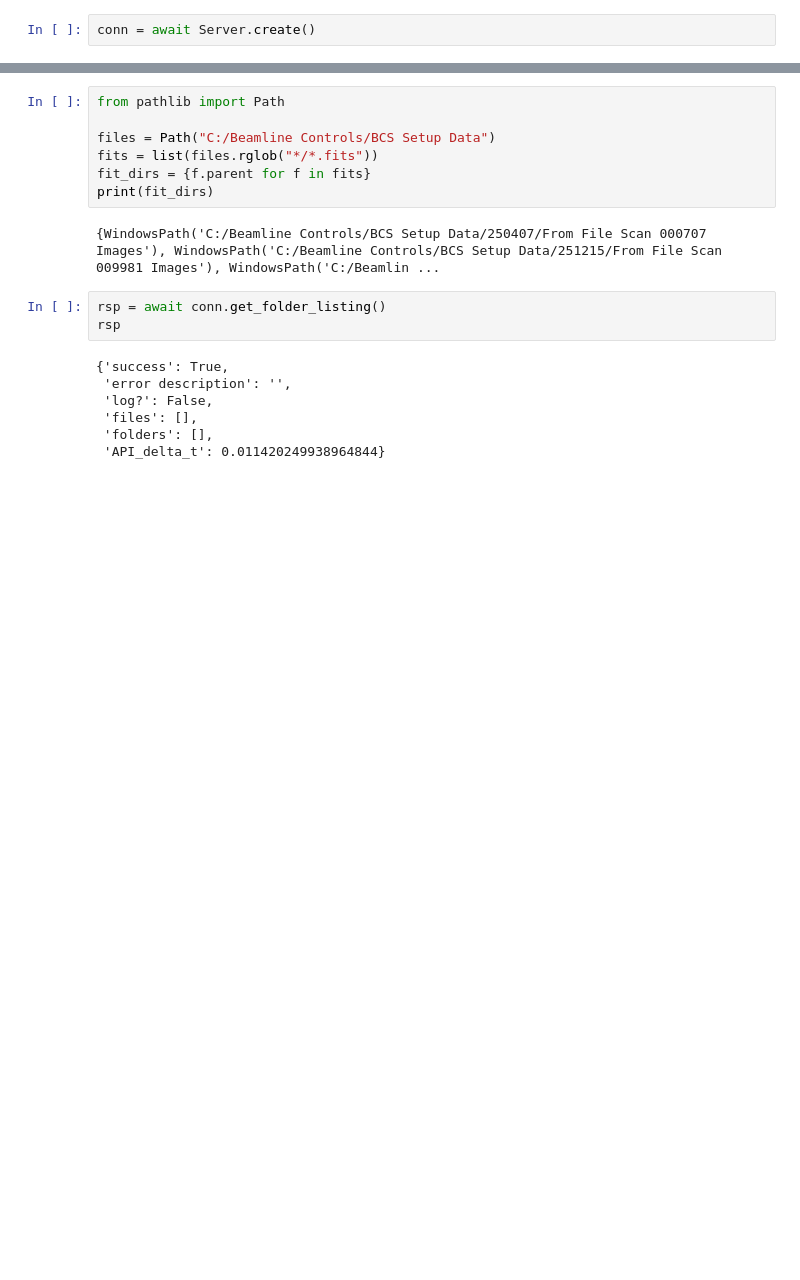
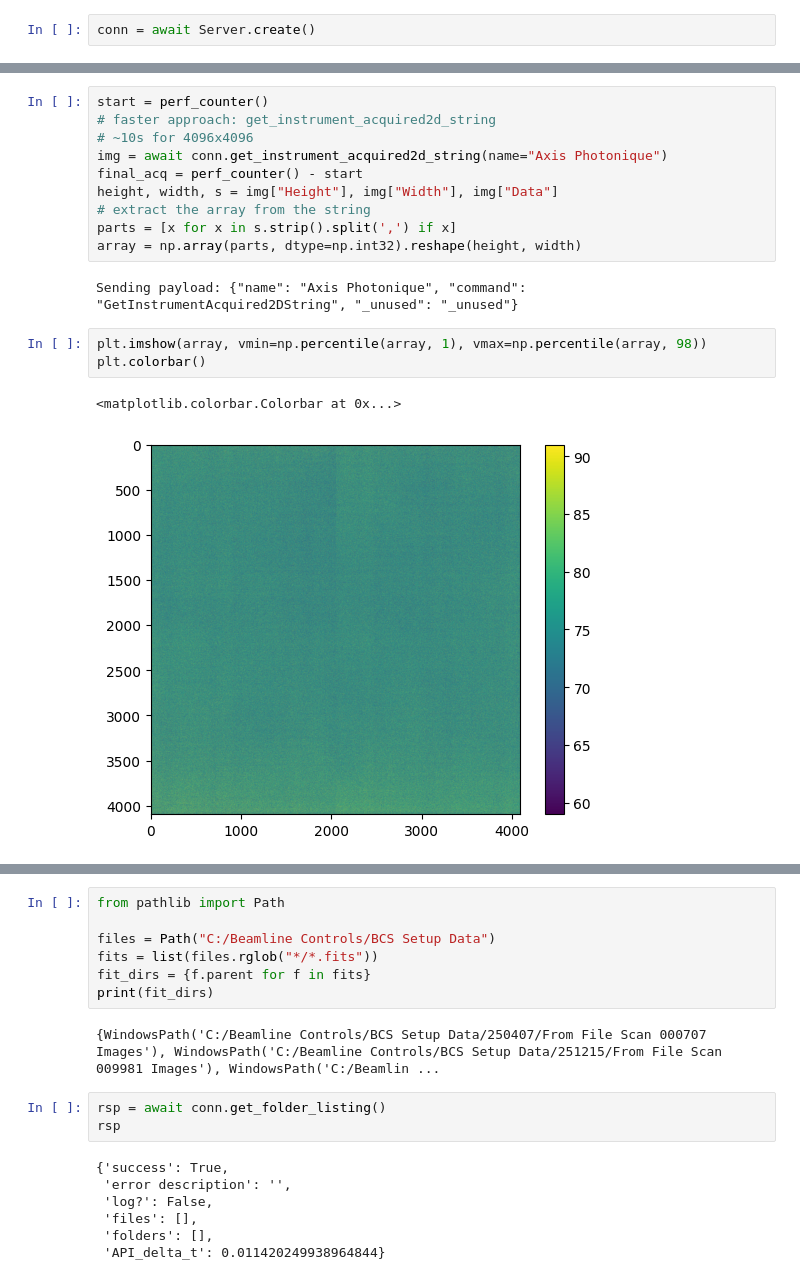
Before and after one commit to ALS-RSOXS/Resonance, a Jupyter notebook: notebooks/prototype-img.ipynb, the cells around one changed output, grey strips where cells are left out. Cells and saved outputs as stored; diff of their text form; blank space fills up the shorter version.

```diff
--- a/notebooks/prototype-img.ipynb
+++ b/notebooks/prototype-img.ipynb
@@ -38,3 +63,21 @@ inst_acq - exposure
+# %%
+start = perf_counter()
+# faster approach: get_instrument_acquired2d_string
+# ~10s for 4096x4096
+img = await conn.get_instrument_acquired2d_string(name="Axis Photonique")
+final_acq = perf_counter() - start
+height, width, s = img["Height"], img["Width"], img["Data"]
+# extract the array from the string
+parts = [x for x in s.strip().split(',') if x]
+array = np.array(parts, dtype=np.int32).reshape(height, width)
+# %% [output]
+Sending payload: {"name": "Axis Photonique", "command": "GetInstrumentAcquired2DString", "_unused": "_unused"}
+# %%
+plt.imshow(array, vmin=np.percentile(array, 1), vmax=np.percentile(array, 98))
+plt.colorbar()
+# %% [output]
+<matplotlib.colorbar.Colorbar at 0x...>
+[figure, added]
 # %%
 start = perf_counter()
 res = await conn.stop_instrument_acquire(name="Axis Photonique")
```
Also changed, not shown: parts of 15 cells of this notebook.
